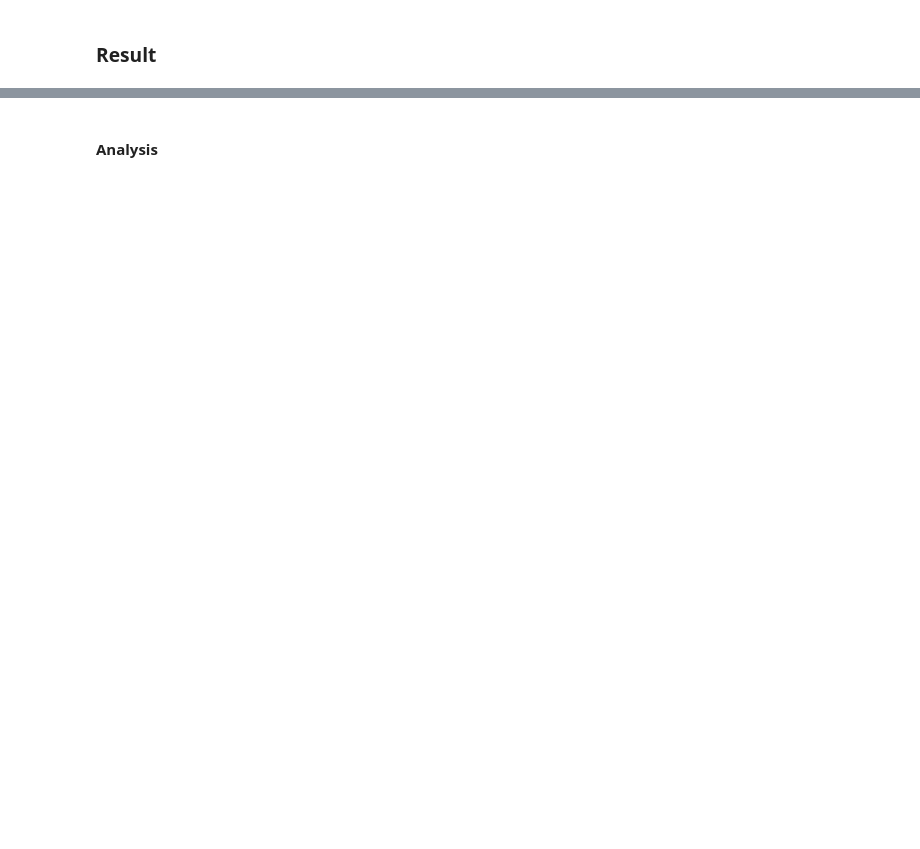
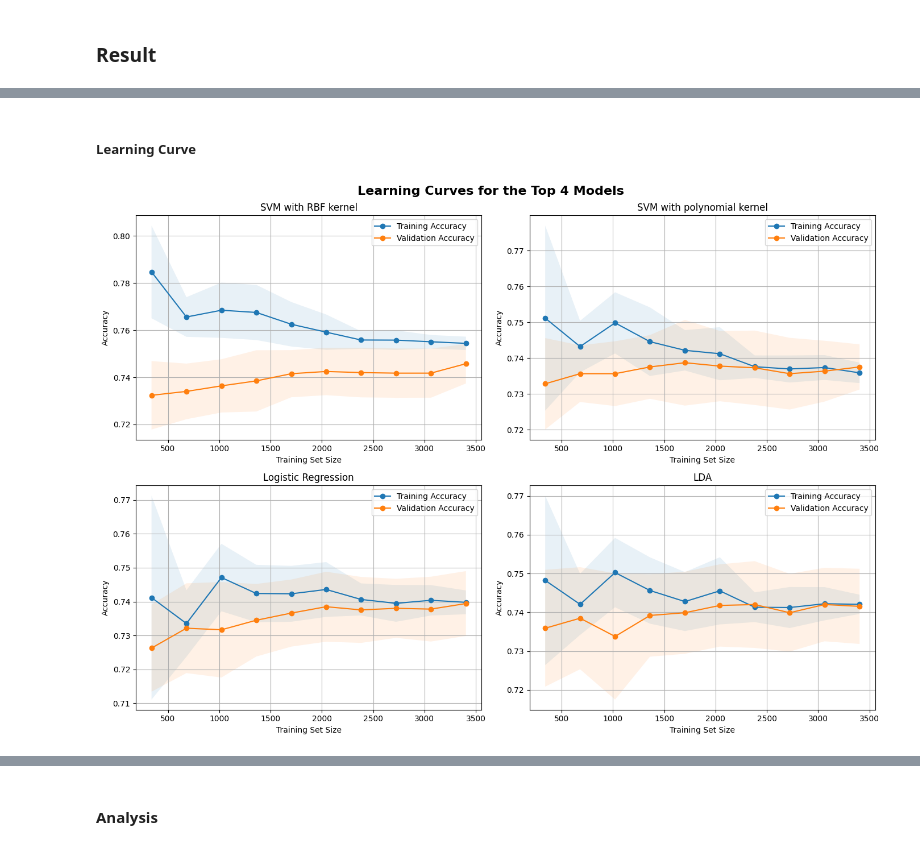
Before and after one commit to heibylau/wine-quality-classification, a Jupyter notebook: src/wine-quality-classification.ipynb, the cells around one changed output, grey strips where cells are left out. Saved outputs shown, nothing was run; the diff lists cells and outputs as text; code cells hidden in the pictures; blank space fills up the shorter version.

```diff
--- a/src/wine-quality-classification.ipynb
+++ b/src/wine-quality-classification.ipynb
@@ -182,0 +305,9 @@ visualization.plot_learning_curve(tree, X_train, y_train, title="Learning Curve
+# %% [markdown]
+##### Learning Curve
+# %%
+models = [svm_rbf, svm_poly, logistic, lda]
+names = ["SVM with RBF kernel", "SVM with polynomial kernel", "Logistic Regression", "LDA"]
+
+visualization.plot_learning_curves(models, names, X_train, y_train)
+# %% [output]
+[figure, added]
```
Also changed, not shown: parts of 52 cells of this notebook, 2 other files.
